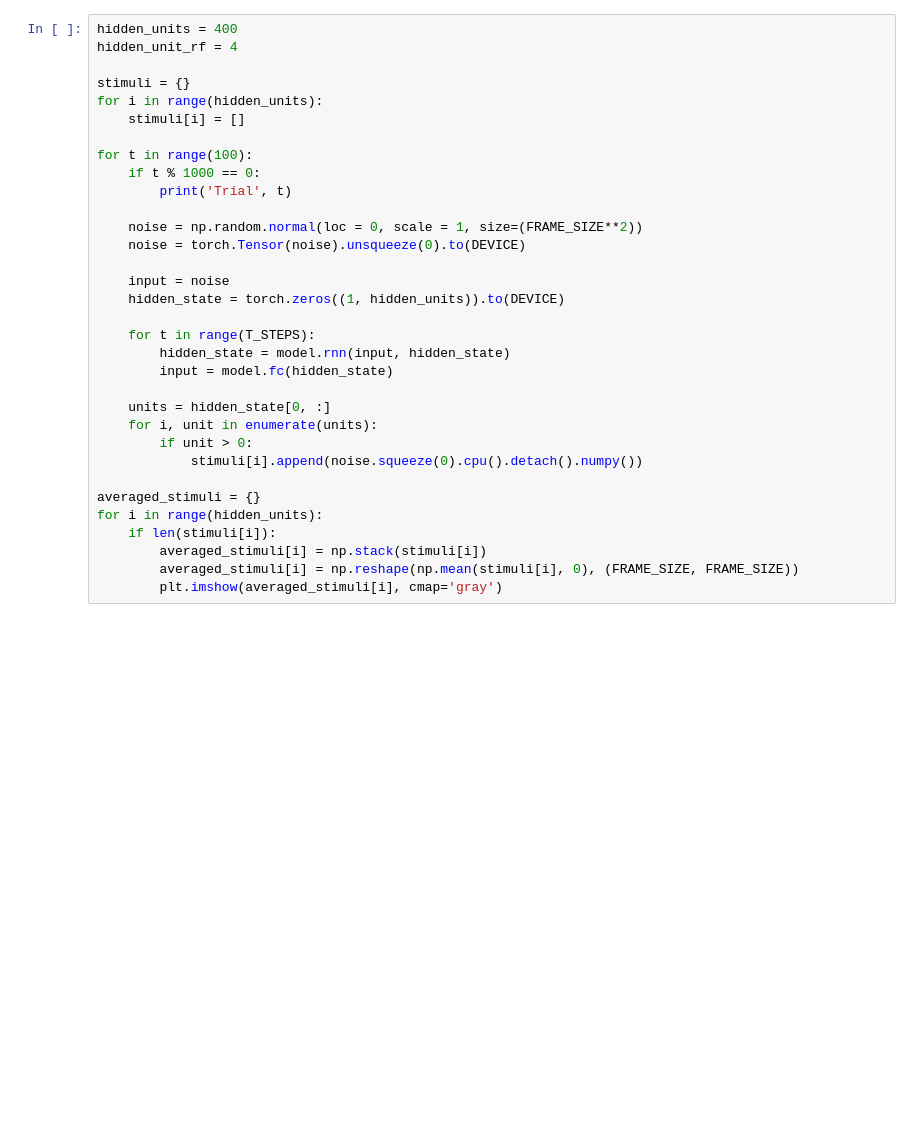
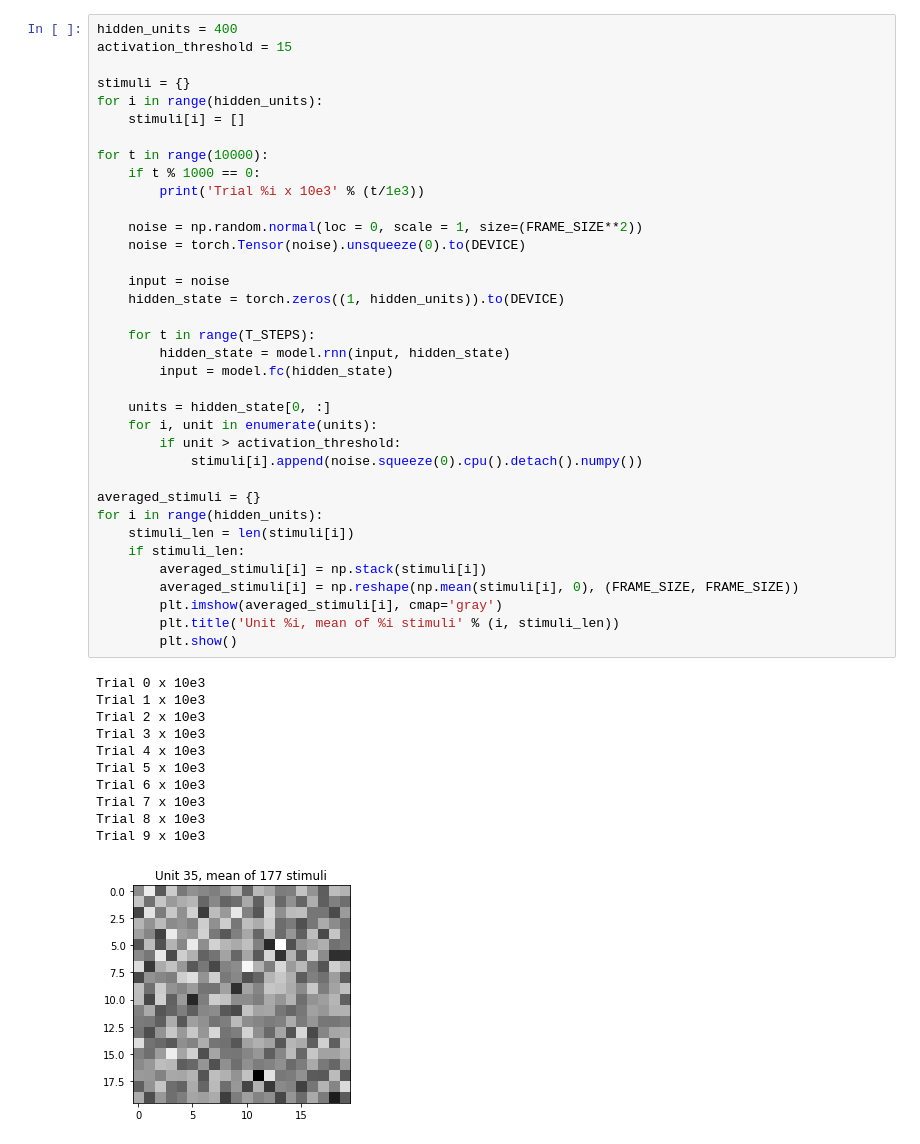
Before and after one commit to sebbkw/rnn, a Jupyter notebook: train_network.ipynb, the cells around one changed output. Saved outputs shown, nothing was run; the diff lists cells and outputs as text; blank space fills up the shorter version.

```diff
--- a/train_network.ipynb
+++ b/train_network.ipynb
@@ -30,33 +49,48 @@ model = network.RNN.load(
 # %%
 hidden_units = 400
-hidden_unit_rf = 4
+activation_threshold = 15
 
 stimuli = {}
 for i in range(hidden_units):
     stimuli[i] = []
 
-for t in range(100):
+for t in range(10000):
     if t % 1000 == 0:
-        print('Trial', t)
+        print('Trial %i x 10e3' % (t/1e3))
 
     noise = np.random.normal(loc = 0, scale = 1, size=(FRAME_SIZE**2))
     noise = torch.Tensor(noise).unsqueeze(0).to(DEVICE)
 
     input = noise
     hidden_state = torch.zeros((1, hidden_units)).to(DEVICE)
 
     for t in range(T_STEPS):
         hidden_state = model.rnn(input, hidden_state)
         input = model.fc(hidden_state)
 
     units = hidden_state[0, :]
     for i, unit in enumerate(units):
-        if unit > 0:
+        if unit > activation_threshold:
             stimuli[i].append(noise.squeeze(0).cpu().detach().numpy())
 
 averaged_stimuli = {}
 for i in range(hidden_units):
-    if len(stimuli[i]):
+    stimuli_len = len(stimuli[i])
+    if stimuli_len:
         averaged_stimuli[i] = np.stack(stimuli[i])
         averaged_stimuli[i] = np.reshape(np.mean(stimuli[i], 0), (FRAME_SIZE, FRAME_SIZE))
         plt.imshow(averaged_stimuli[i], cmap='gray')
+        plt.title('Unit %i, mean of %i stimuli' % (i, stimuli_len))
+        plt.show()
+# %% [output]
+Trial 0 x 10e3
+Trial 1 x 10e3
+Trial 2 x 10e3
+Trial 3 x 10e3
+Trial 4 x 10e3
+Trial 5 x 10e3
+Trial 6 x 10e3
+Trial 7 x 10e3
+Trial 8 x 10e3
+Trial 9 x 10e3
+[figure, added]
```
Also changed, not shown: parts of 6 cells of this notebook, 1 other file.
